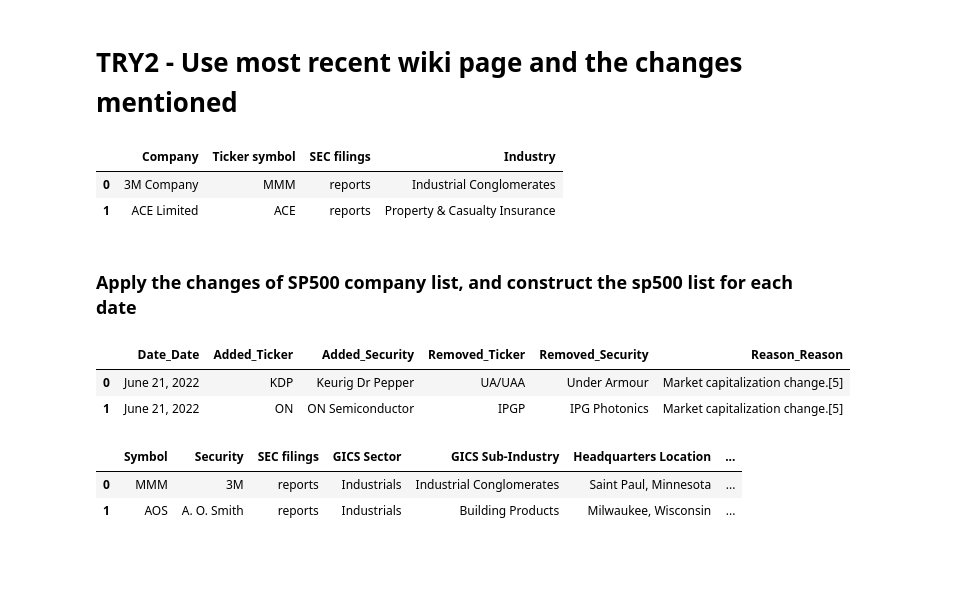
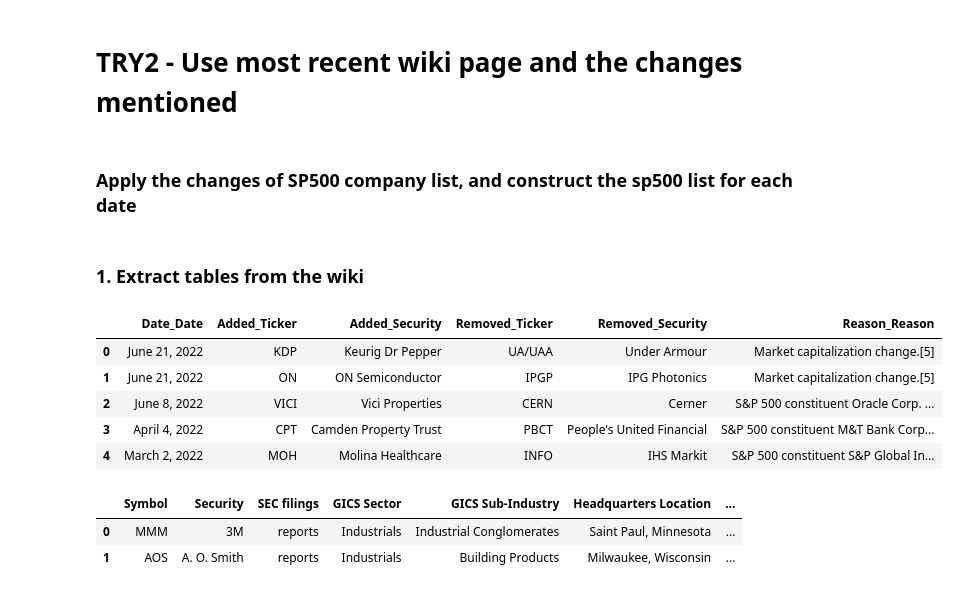
Before and after one commit to hooman34/platform, a Jupyter notebook: notebooks/99_S&P500_over_DMA.ipynb, the cells around one changed output. Saved outputs shown, nothing was run; the diff lists cells and outputs as text; code cells hidden in the pictures; blank space fills up the shorter version.

```diff
--- a/notebooks/99_S&P500_over_DMA.ipynb
+++ b/notebooks/99_S&P500_over_DMA.ipynb
@@ -120,11 +70,7 @@ sp500_2007 = pd.read_html(str(table_OLD))[0]
-# %%
-sp500_2007.head(2)
-# %% [output]
-|  | Company | Ticker symbol | SEC filings | Industry |
-| 0 | 3M Company | MMM | reports | Industrial Conglomerates |
-| 1 | ACE Limited | ACE | reports | Property & Casualty Insurance |
 # %% [markdown]
 ### Apply the changes of SP500 company list, and construct the sp500 list for each date
+# %% [markdown]
+### 1. Extract tables from the wiki
 # %%
 URL_NEW = "https://en.wikipedia.org/wiki/List_of_S%26P_500_companies"
 # the fixed version of the sp500 is
@@ -141,11 +87,14 @@ changes.columns = ['_'.join(i) for i in list(changes.columns)]
 # this is the current list of sp500 companies
 constituents = pd.read_html(str(soup_NEW.find(id='constituents')))[0]
 # %%
-changes.head(2)
+changes.head()
 # %% [output]
 |  | Date_Date | Added_Ticker | Added_Security | Removed_Ticker | Removed_Security | Reason_Reason |
 | 0 | June 21, 2022 | KDP | Keurig Dr Pepper | UA/UAA | Under Armour | Market capitalization change.[5] |
 | 1 | June 21, 2022 | ON | ON Semiconductor | IPGP | IPG Photonics | Market capitalization change.[5] |
+| 2 | June 8, 2022 | VICI | Vici Properties | CERN | Cerner | S&P 500 constituent Oracle Corp. ... |
+| 3 | April 4, 2022 | CPT | Camden Property Trust | PBCT | People's United Financial | S&P 500 constituent M&T Bank Corp... |
+| 4 | March 2, 2022 | MOH | Molina Healthcare | INFO | IHS Markit | S&P 500 constituent S&P Global In... |
 # %%
 constituents.head(2)
 # %% [output]
```
Also changed, not shown: parts of 63 cells of this notebook, 10 other files.
